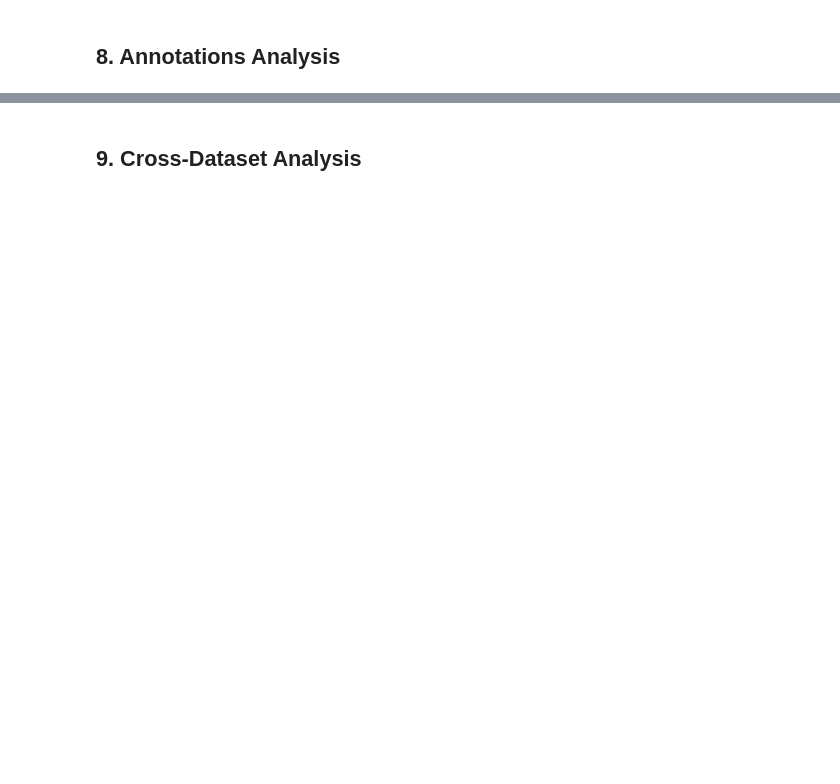
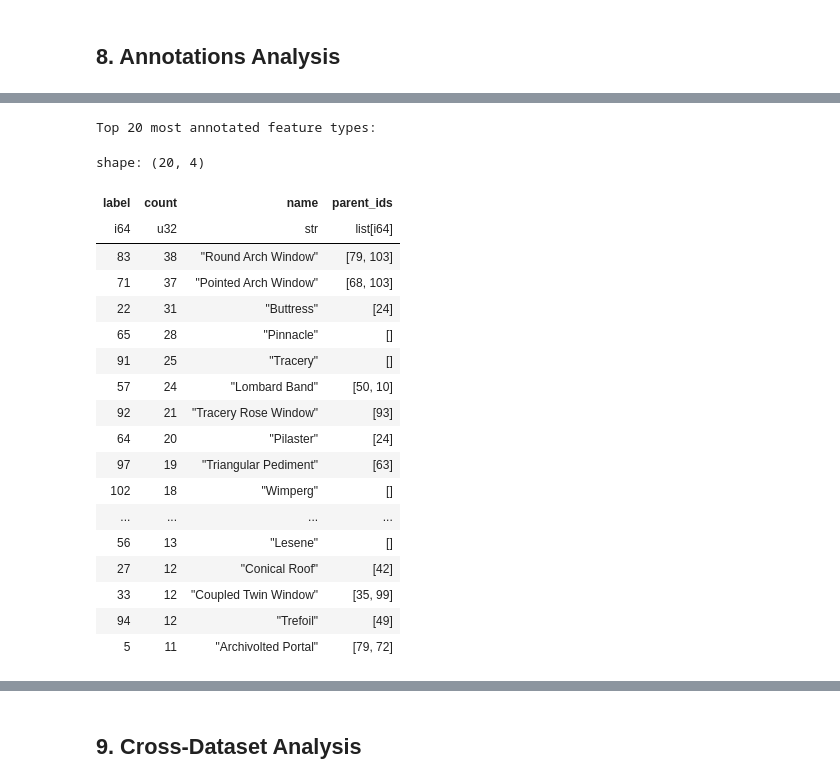
Before and after one commit to DesmondChoy/ssl_wikichurches, a Jupyter notebook: notebooks/01_data_exploration.ipynb, the cells around one changed output, grey strips where cells are left out. Drawn from its saved outputs; the diff is of its cells as text; code cells hidden in the pictures; blank space fills up the shorter version.

```diff
--- a/notebooks/01_data_exploration.ipynb
+++ b/notebooks/01_data_exploration.ipynb
@@ -258,15 +464,35 @@ bboxes_per_image.select(
 # %%
 # Feature type frequency in annotations
 feature_freq = (
-    annotations_df
-    .group_by("label")
+    annotations_df.group_by("label")
     .agg(pl.len().alias("count"))
     .join(feature_types_df, left_on="label", right_on="feature_id", how="left")
     .sort("count", descending=True)
 )
 
 print("Top 20 most annotated feature types:")
 feature_freq.head(20)
+# %% [output]
+Top 20 most annotated feature types:
+shape: (20, 4)
+| label | count | name | parent_ids |
+| i64 | u32 | str | list[i64] |
+| 83 | 38 | "Round Arch Window" | [79, 103] |
+| 71 | 37 | "Pointed Arch Window" | [68, 103] |
+| 22 | 31 | "Buttress" | [24] |
+| 65 | 28 | "Pinnacle" | [] |
+| 91 | 25 | "Tracery" | [] |
+| 57 | 24 | "Lombard Band" | [50, 10] |
+| 92 | 21 | "Tracery Rose Window" | [93] |
+| 64 | 20 | "Pilaster" | [24] |
+| 97 | 19 | "Triangular Pediment" | [63] |
+| 102 | 18 | "Wimperg" | [] |
+| ... | ... | ... | ... |
+| 56 | 13 | "Lesene" | [] |
+| 27 | 12 | "Conical Roof" | [42] |
+| 33 | 12 | "Coupled Twin Window" | [35, 99] |
+| 94 | 12 | "Trefoil" | [49] |
+| 5 | 11 | "Archivolted Portal" | [79, 72] |
 # %%
 # Style distribution in annotated images
 annotated_styles = (
```
Also changed, not shown: parts of 27 cells of this notebook.
